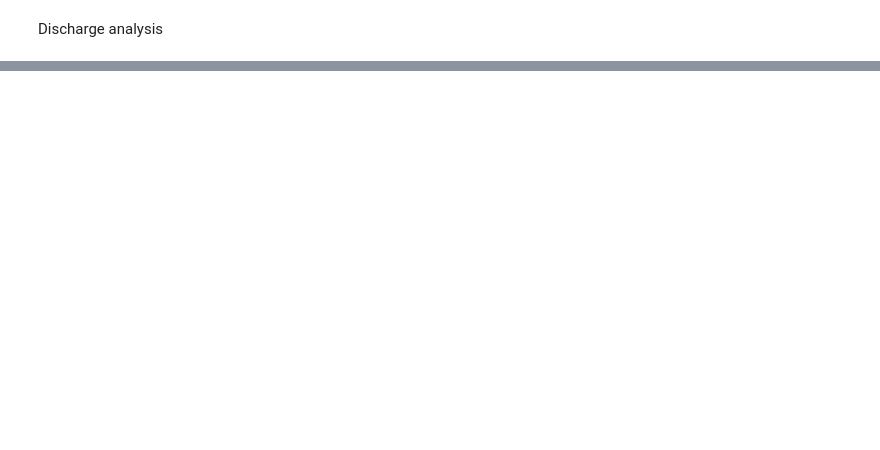
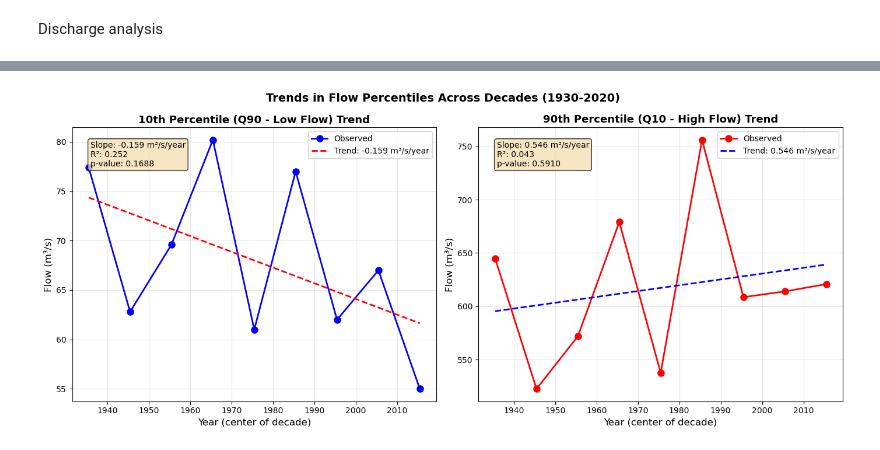
Before and after one commit to Doriswong35/teaching-materials, a Jupyter notebook: Main_project/FlowAnalysis.ipynb, the cells around one changed output, grey strips where cells are left out. Saved outputs shown, nothing was run; the diff lists cells and outputs as text; code cells hidden in the pictures; blank space fills up the shorter version.

```diff
--- a/Main_project/FlowAnalysis.ipynb
+++ b/Main_project/FlowAnalysis.ipynb
@@ -57,0 +117,67 @@ plt.grid()
+# %%
+# Calculate percentiles for each decade
+decades = []
+p10_values = []  # 10th percentile (low flows - Q90)
+p90_values = []  # 90th percentile (high flows - Q10)
+years_center = []  # Center year of each decade for plotting
+
+for decade_start in range(1931, 2021, 10):
+    decade_end = decade_start + 9
+    mask = (grdc_obs.index.year >= decade_start) & (grdc_obs.index.year <= decade_end)
+    df_decade = grdc_obs[mask]
+
+    if len(df_decade) > 0:
+        q = df_decade.iloc[:, 0].dropna()
+
+        decades.append(f"{decade_start}-{decade_end}")
+        p10_values.append(np.percentile(q, 10))
+        p90_values.append(np.percentile(q, 90))
+        years_center.append(decade_start + 4.5)  # Center of the decade
+
+# Convert to numpy arrays for calculations
+years = np.array(years_center)
+p10 = np.array(p10_values)
+p90 = np.array(p90_values)
+
+# Calculate trends (linear regression)
+slope_p10, intercept_p10, r_value_p10, p_value_p10, std_err_p10 = stats.linregress(years, p10)
+slope_p90, intercept_p90, r_value_p90, p_value_p90, std_err_p90 = stats.linregress(years, p90)
+
+# Create figure with two subplots side by side
+fig, (ax1, ax2) = plt.subplots(1, 2, figsize=(14, 6))
+
+# Plot 1: Time vs 10th percentile (low flows)
+ax1.plot(years, p10, 'o-', color='blue', linewidth=2, markersize=8, label='Observed')
+ax1.plot(years, intercept_p10 + slope_p10 * years, 'r--', linewidth=2,
+         label=f'Trend: {slope_p10:.3f} m³/s/year')
+ax1.set_xlabel('Year (center of decade)', fontsize=12)
+ax1.set_ylabel('Flow (m³/s)', fontsize=12)
+ax1.set_title('10th Percentile (Q90 - Low Flow) Trend', fontsize=13, fontweight='bold')
+ax1.grid(True, alpha=0.3)
+ax1.legend(fontsize=10)
+
+# Add statistical annotation
+ax1.text(0.05, 0.95, f'Slope: {slope_p10:.3f} m³/s/year\nR²: {r_value_p10**2:.3f}\np-value: {p_value_p10:.4f}',
+         transform=ax1.transAxes, verticalalignment='top',
+         bbox=dict(boxstyle='round', facecolor='wheat', alpha=0.8), fontsize=10)
+
+# Plot 2: Time vs 90th percentile (high flows)
+ax2.plot(years, p90, 'o-', color='red', linewidth=2, markersize=8, label='Observed')
+ax2.plot(years, intercept_p90 + slope_p90 * years, 'b--', linewidth=2,
+         label=f'Trend: {slope_p90:.3f} m³/s/year')
+ax2.set_xlabel('Year (center of decade)', fontsize=12)
+ax2.set_ylabel('Flow (m³/s)', fontsize=12)
+ax2.set_title('90th Percentile (Q10 - High Flow) Trend', fontsize=13, fontweight='bold')
+ax2.grid(True, alpha=0.3)
+ax2.legend(fontsize=10)
+
+# Add statistical annotation
+ax2.text(0.05, 0.95, f'Slope: {slope_p90:.3f} m³/s/year\nR²: {r_value_p90**2:.3f}\np-value: {p_value_p90:.4f}',
+         transform=ax2.transAxes, verticalalignment='top',
+         bbox=dict(boxstyle='round', facecolor='wheat', alpha=0.8), fontsize=10)
+
+plt.suptitle('Trends in Flow Percentiles Across Decades (1930-2020)', fontsize=14, fontweight='bold')
+plt.tight_layout()
+plt.show()
+# %% [output]
+[figure, added]
```
Also changed, not shown: parts of 14 cells of this notebook, 52 other files.
